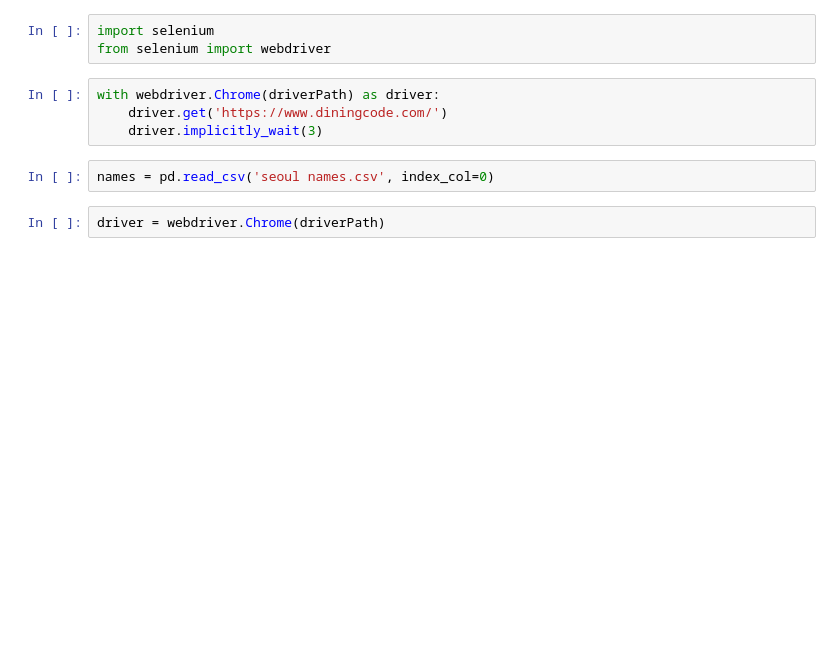
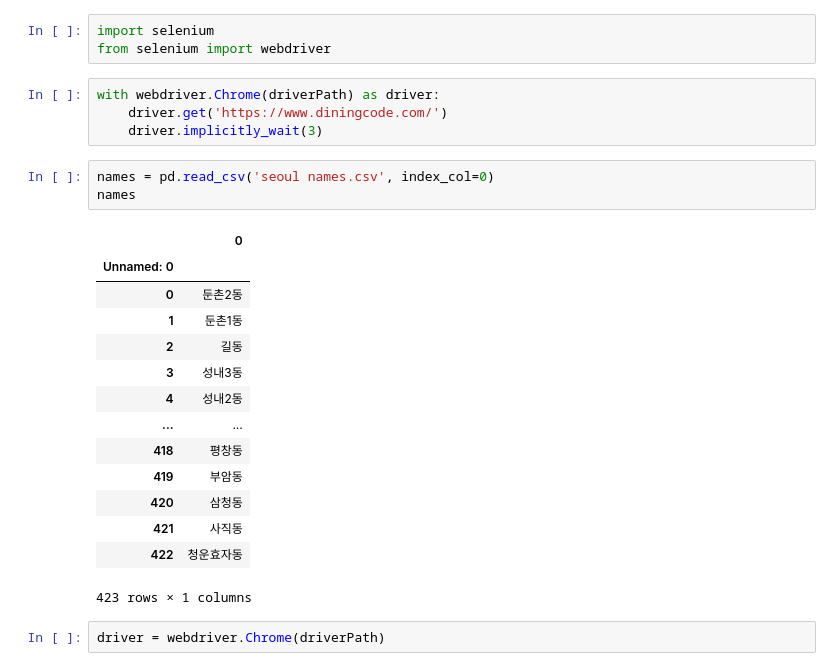
Before and after one commit to YMGYM/toBigs15_crwaler, a Jupyter notebook: crawler.ipynb, the cells around one changed output. Drawn from its saved outputs; the diff is of its cells as text; blank space fills up the shorter version.

```diff
--- a/crawler.ipynb
+++ b/crawler.ipynb
@@ -55,6 +55,22 @@ with webdriver.Chrome(driverPath) as driver:
     driver.implicitly_wait(3)
 # %%
 names = pd.read_csv('seoul names.csv', index_col=0)
+names
+# %% [output]
+|  | 0 |
+| Unnamed: 0 |  |
+| 0 | 둔촌2동 |
+| 1 | 둔촌1동 |
+| 2 | 길동 |
+| 3 | 성내3동 |
+| 4 | 성내2동 |
+| ... | ... |
+| 418 | 평창동 |
+| 419 | 부암동 |
+| 420 | 삼청동 |
+| 421 | 사직동 |
+| 422 | 청운효자동 |
+423 rows × 1 columns
 # %%
 driver = webdriver.Chrome(driverPath)
 # %%
```
Also changed, not shown: parts of 4 cells of this notebook, 3 other files.
